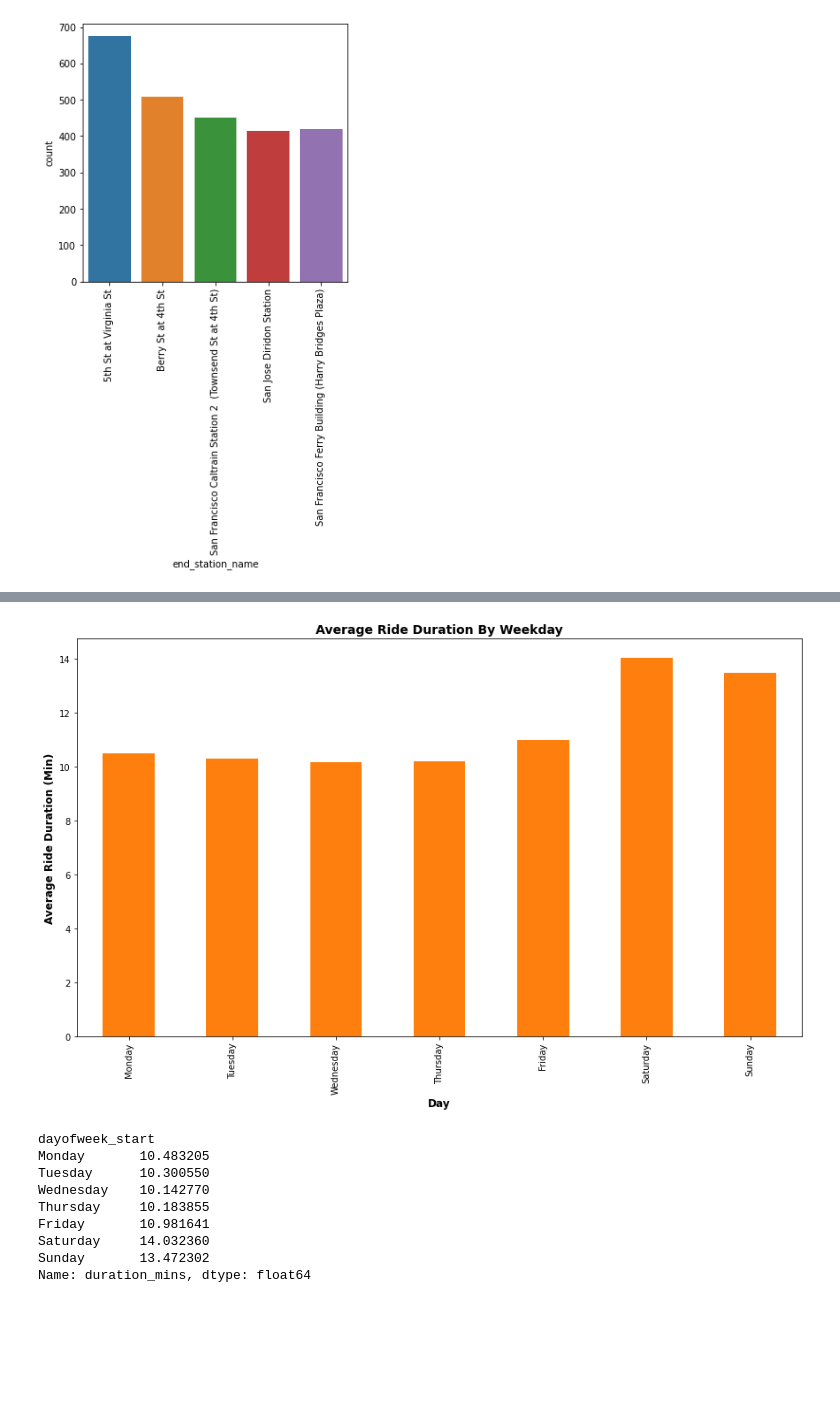
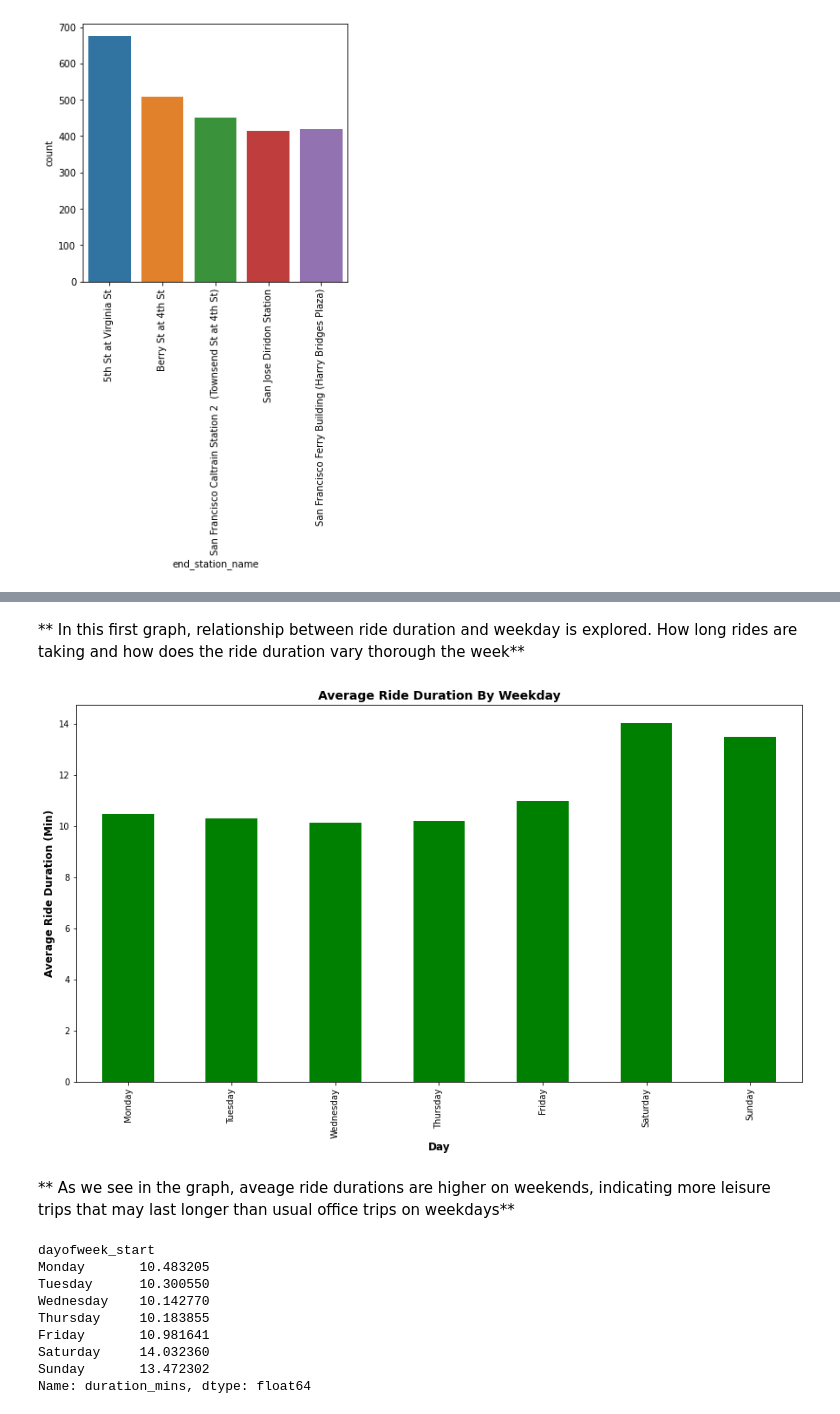
Before and after one commit to preaa/DataVisualization, a Jupyter notebook: DataVisualization.ipynb, the cells around one changed output, grey strips where cells are left out. Cells and saved outputs as stored; diff of their text form; code cells hidden in the pictures; blank space fills up the shorter version.

```diff
--- a/DataVisualization.ipynb
+++ b/DataVisualization.ipynb
@@ -420,20 +420,25 @@ fashion in the previous section (univariate exploration).
+# %% [markdown]
+
+** In this first graph, relationship between ride duration and weekday is explored. How long rides are taking and how does the ride duration vary thorough the week**
 # %%
-plt.figure(figsize=[14.70, 8.27])
+plt.figure(figsize=[15, 8])
 
-base_color = sb.color_palette()[1]
-df.groupby('dayofweek_start')['duration_mins'].mean().plot(kind = "bar", color = base_color);
 
-# Add title and format it
+df.groupby('dayofweek_start')['duration_mins'].mean().plot(kind = "bar", color = 'green');
+
+
 plt.title("Average ride duration by weekday".title(),
                fontsize = 14, weight = "bold")
-# Add x label and format it
+
 plt.xlabel('Day'.title(),
                fontsize = 12, weight = "bold")
-# Add y label and format it
+
 plt.ylabel('Average ride duration (min)'.title(),
                fontsize = 12, weight = "bold");
 # %% [output]
-[figure, old version]
+[figure, new version]
+# %% [markdown]
+** As we see in the graph, aveage ride durations are higher on weekends, indicating more leisure trips that may last longer than usual office trips on weekdays**
 # %%
 print(df.groupby('dayofweek_start')['duration_mins'].mean())
 # %% [output]
```
Also changed, not shown: parts of 78 cells of this notebook, 5 other files.
